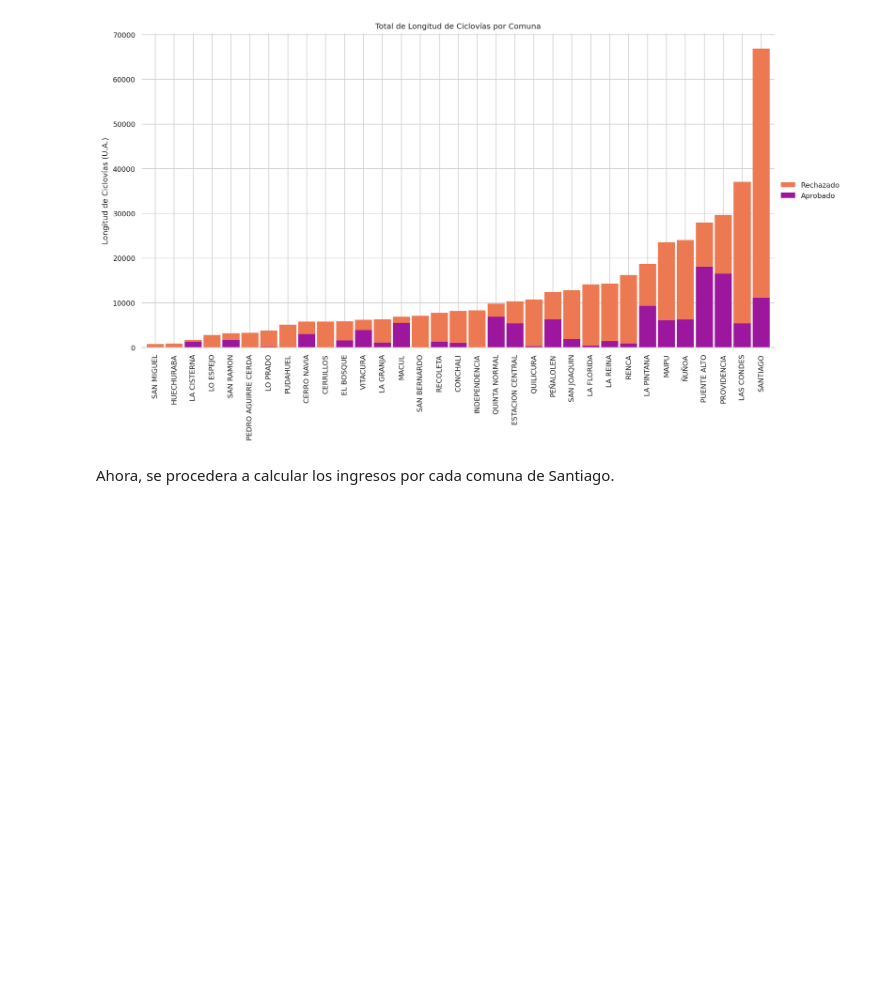
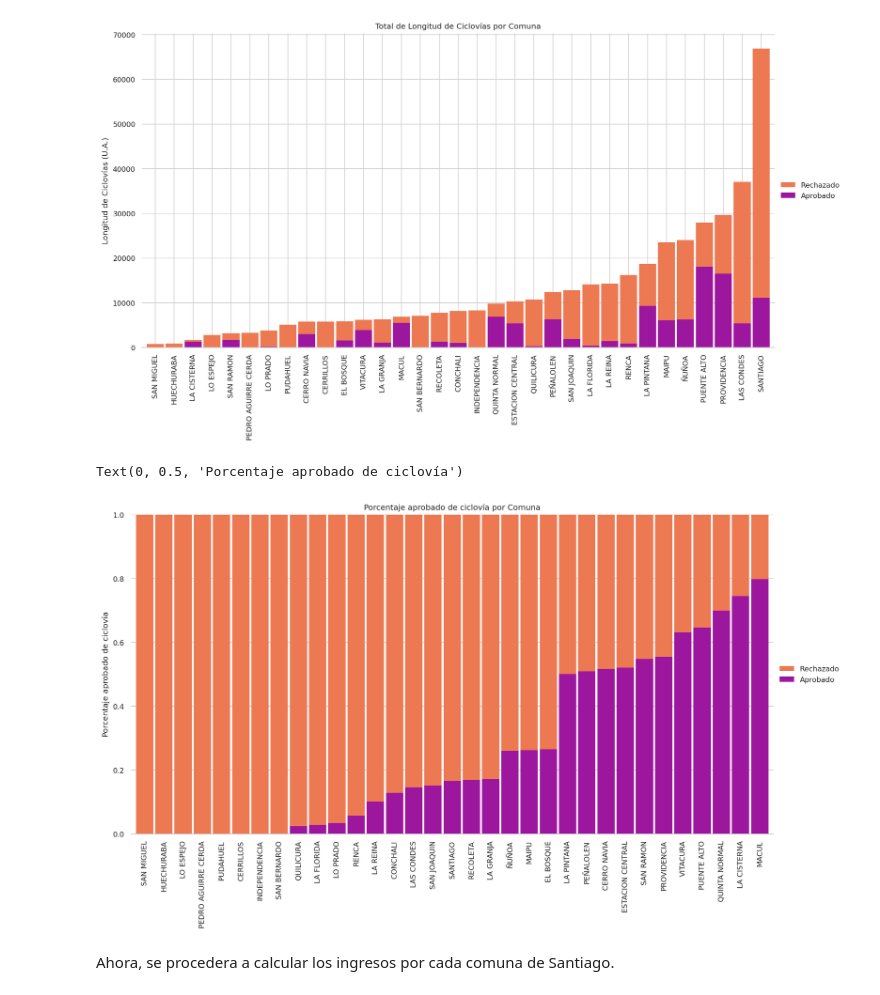
Before and after one commit to IgnacioTorr/aves, a Jupyter notebook: notebooks/vis-course/2024-otoño/Hito_copy.ipynb, the cells around one changed output. Drawn from its saved outputs; the diff is of its cells as text; code cells hidden in the pictures; blank space fills up the shorter version.

Commit message:
feat: garph of aproved percentage is pretty now

```diff
--- a/notebooks/vis-course/2024-otoño/Hito_copy.ipynb
+++ b/notebooks/vis-course/2024-otoño/Hito_copy.ipynb
@@ -276,15 +276,3 @@ ciclovias_2021_copy_length["Approved_Length_Percent"] = ciclovias_2021_copy_leng
 
 # a collumn named Rejected_Length_Percent is added to ciclovias_2021_copy_length, that is a number between 0 and 1, that represents the percentage of the ciclovias in each comuna that are rejected
 ciclovias_2021_copy_length["Rejected_Length_Percent"] = ciclovias_2021_copy_length["Rejected_Length"] / ciclovias_2021_copy_length["Total_Length"]
-
-# the COMUNA values are ordered by aproved length percent
-ciclovias_2021_copy_length = ciclovias_2021_copy_length.sort_values(by="Approved_Length_Percent", ascending=True)
-
-# graph of the percentage of approved ciclovias in each comuna
-ciclovias_2021_copy_length.plot.bar(x="COMUNA", y=["Approved_Length_Percent", "Rejected_Length_Percent"], stacked=True, figsize=(20, 10))
-
-# the COMUNA values are ordered by Total_Length
-ciclovias_2021_copy_length = ciclovias_2021_copy_length.sort_values(by="Total_Length", ascending=True)
-
-# graph of the quantity of approved and rejected ciclovias in each comuna
-ciclovias_2021_copy_length.plot.bar(x="COMUNA", y=["Approved_Length", "Rejected_Length"], stacked=True, figsize=(20, 10))
@@ -321,6 +307,37 @@ ax.set_ylabel("Longitud de Ciclovías (U.A.)")
 # %% [output]
 Text(0, 0.5, 'Longitud de Ciclovías (U.A.)')
 [figure]
+# %%
+from aves.visualization.tables import barchart
+
+fig, ax = plt.subplots(figsize=(14, 7))
+
+# dataframe with the comuna and the aproved and rejected length of the ciclovias
+ciclovias_2021_aproved_rejected = ciclovias_2021_copy_length[["COMUNA", "Approved_Length_Percent", "Rejected_Length_Percent"]]
+# COMUNA renamed to Comuna
+ciclovias_2021_aproved_rejected = ciclovias_2021_aproved_rejected.rename(columns={"COMUNA": "Comuna"})
+# Aproved_Length renamed to Aprobado
+ciclovias_2021_aproved_rejected = ciclovias_2021_aproved_rejected.rename(columns={"Approved_Length_Percent": "Aprobado"})
+# Rejected_Length renamed to Rechazado
+ciclovias_2021_aproved_rejected = ciclovias_2021_aproved_rejected.rename(columns={"Rejected_Length_Percent": "Rechazado"})
+# Turn Comuna into the index of the dataframe
+ciclovias_2021_aproved_rejected = ciclovias_2021_aproved_rejected.set_index("Comuna")
+
+barchart(
+    ax,
+    ciclovias_2021_aproved_rejected,
+    [ "Aprobado", "Rechazado"],
+    normalize=True,
+    sort_items=True,
+    stacked=True,
+)
+
+ax.set_title("Porcentaje aprobado de ciclovía por Comuna")
+ax.set_xlabel("")
+ax.set_ylabel("Porcentaje aprobado de ciclovía")
+# %% [output]
+Text(0, 0.5, 'Porcentaje aprobado de ciclovía')
+[figure, added]
 # %% [markdown]
 Ahora, se procedera a calcular los ingresos por cada comuna de Santiago.
 # %%
```
Also changed, not shown: parts of 2 cells of this notebook.
